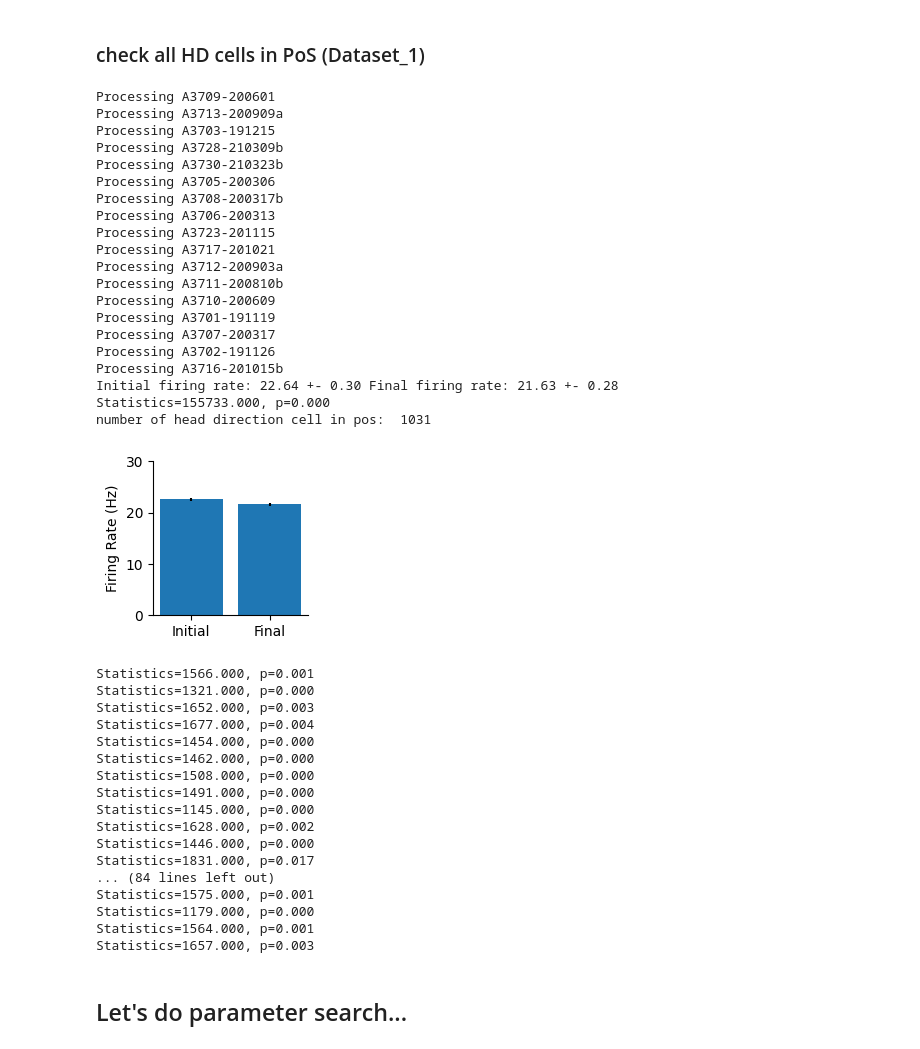
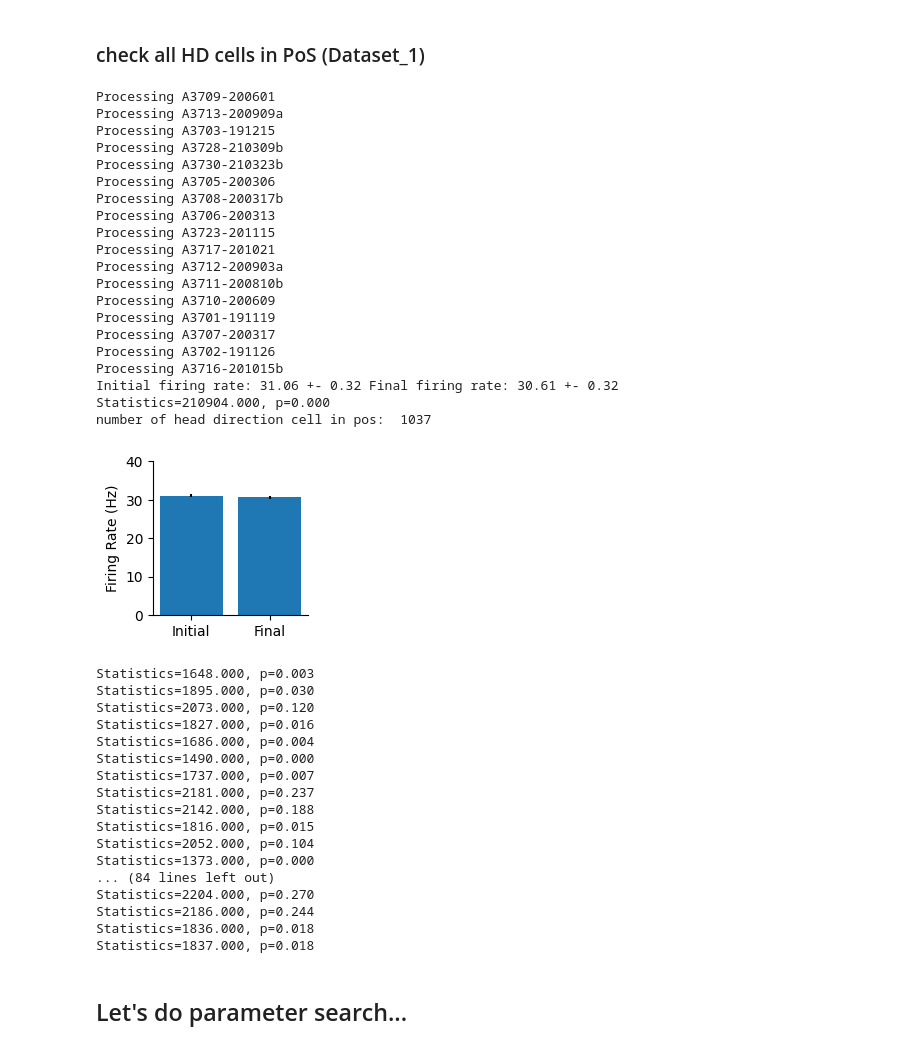
Before and after one commit to ZilongJi/HDPhasePrecession, a Jupyter notebook: getfiringrateadaptation.ipynb, the cells around one changed output. Saved outputs shown, nothing was run; the diff lists cells and outputs as text; code cells hidden in the pictures.

Commit message:
initial commit

```diff
--- a/getfiringrateadaptation.ipynb
+++ b/getfiringrateadaptation.ipynb
@@ -467,8 +479,8 @@ Statistics=2159.000, p=0.208
 # %% [markdown]
 ### check all HD cells in PoS (Dataset_1)
 # %%
-degreerange = 20 #Taube & Muller 1998 used 6 here
-timecut = 0.1 #Taube & Muller 1998 used 0.16 here
+degreerange = 10 #Taube & Muller 1998 used 6 here
+timecut = 0.2 #Taube & Muller 1998 used 0.16 here
 timelength = 0.01 #2*timecut
 
 datafolder = '/home/zilong/Desktop/HDPhasePrecession/DuszkiewiczData/Dataset_1/'
@@ -509,25 +521,25 @@ Processing A3701-191119
 Processing A3707-200317
 Processing A3702-191126
 Processing A3716-201015b
-Initial firing rate: 22.64 +- 0.30 Final firing rate: 21.63 +- 0.28
-Statistics=155733.000, p=0.000
-number of head direction cell in pos:  1031
+Initial firing rate: 31.06 +- 0.32 Final firing rate: 30.61 +- 0.32
+Statistics=210904.000, p=0.000
+number of head direction cell in pos:  1037
 # %%
 #do a bar plot of the initial and final firing rate with mean and sem
 fig, ax = plt.subplots(figsize=(2,2))
 ax.bar(['Initial', 'Final'],
         [np.mean(initial_instfr), np.mean(final_instfr)],
         yerr=[np.std(initial_instfr)/np.sqrt(len(initial_instfr)), np.std(final_instfr)/np.sqrt(len(final_instfr))])
 ax.set_ylabel('Firing Rate (Hz)')
 
 #ylim = 70-90
-ax.set_ylim([0, 30])
+ax.set_ylim([0, 40])
 
 #spines off
 ax.spines['top'].set_visible(False)
 ax.spines['right'].set_visible(False)
 # %% [output]
-[figure, old version]
+[figure, new version]
 # %%
 #subsample 97 cells from the pos dataset and redo the stats
 np.random.seed(0)
@@ -542,23 +554,23 @@ for i in range(100):
     stat, p = wilcoxon(np.array(initial_instfr_subsample), np.array(final_instfr_subsample))
     print('Statistics=%.3f, p=%.3f' % (stat, p))
 # %% [output]
-Statistics=1566.000, p=0.001
-Statistics=1321.000, p=0.000
-Statistics=1652.000, p=0.003
-Statistics=1677.000, p=0.004
-Statistics=1454.000, p=0.000
-Statistics=1462.000, p=0.000
-Statistics=1508.000, p=0.000
-Statistics=1491.000, p=0.000
-Statistics=1145.000, p=0.000
-Statistics=1628.000, p=0.002
-Statistics=1446.000, p=0.000
-Statistics=1831.000, p=0.017
+Statistics=1648.000, p=0.003
+Statistics=1895.000, p=0.030
+Statistics=2073.000, p=0.120
+Statistics=1827.000, p=0.016
+Statistics=1686.000, p=0.004
+Statistics=1490.000, p=0.000
+Statistics=1737.000, p=0.007
+Statistics=2181.000, p=0.237
+Statistics=2142.000, p=0.188
+Statistics=1816.000, p=0.015
+Statistics=2052.000, p=0.104
+Statistics=1373.000, p=0.000
 ... (84 lines left out)
-Statistics=1575.000, p=0.001
-Statistics=1179.000, p=0.000
-Statistics=1564.000, p=0.001
-Statistics=1657.000, p=0.003
+Statistics=2204.000, p=0.270
+Statistics=2186.000, p=0.244
+Statistics=1836.000, p=0.018
+Statistics=1837.000, p=0.018
 # %% [markdown]
 ## Let's do parameter search...
 # %%
```
Also changed, not shown: parts of 3 cells of this notebook.
